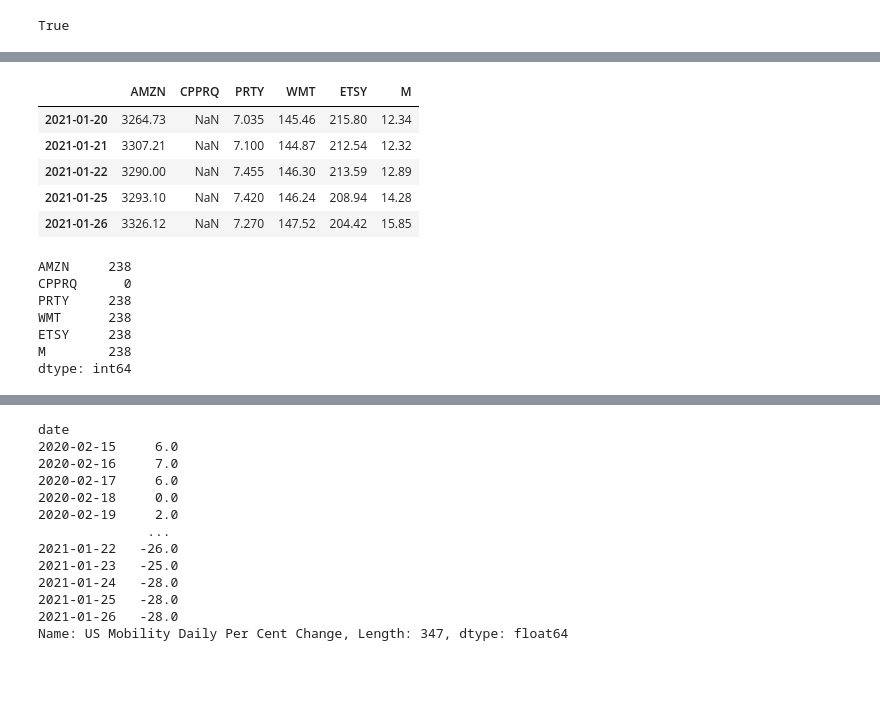
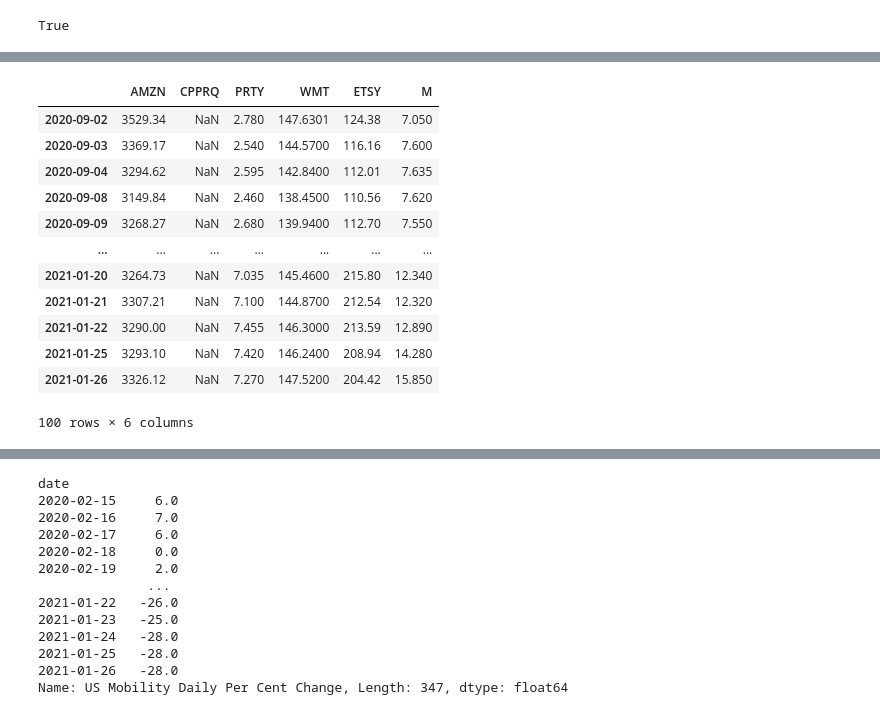
Before and after one commit to youssefabdelwahab/Fintech_Project1, a Jupyter notebook: Carla-Data/New_RegionMobility.ipynb, the cells around one changed output, grey strips where cells are left out. Saved outputs shown, nothing was run; the diff lists cells and outputs as text; code cells hidden in the pictures; blank space fills up the shorter version.

```diff
--- a/Carla-Data/New_RegionMobility.ipynb
+++ b/Carla-Data/New_RegionMobility.ipynb
@@ -176,19 +231,16 @@ close_prices.hvplot()
 # %%
-close_prices.tail()
+close_prices
 # %% [output]
 |  | AMZN | CPPRQ | PRTY | WMT | ETSY | M |
-| 2021-01-20 | 3264.73 | NaN | 7.035 | 145.46 | 215.80 | 12.34 |
-| 2021-01-21 | 3307.21 | NaN | 7.100 | 144.87 | 212.54 | 12.32 |
-| 2021-01-22 | 3290.00 | NaN | 7.455 | 146.30 | 213.59 | 12.89 |
-| 2021-01-25 | 3293.10 | NaN | 7.420 | 146.24 | 208.94 | 14.28 |
-| 2021-01-26 | 3326.12 | NaN | 7.270 | 147.52 | 204.42 | 15.85 |
+| 2020-09-02 | 3529.34 | NaN | 2.780 | 147.6301 | 124.38 | 7.050 |
+| 2020-09-03 | 3369.17 | NaN | 2.540 | 144.5700 | 116.16 | 7.600 |
+| 2020-09-04 | 3294.62 | NaN | 2.595 | 142.8400 | 112.01 | 7.635 |
+| 2020-09-08 | 3149.84 | NaN | 2.460 | 138.4500 | 110.56 | 7.620 |
+| 2020-09-09 | 3268.27 | NaN | 2.680 | 139.9400 | 112.70 | 7.550 |
+| ... | ... | ... | ... | ... | ... | ... |
+| 2021-01-20 | 3264.73 | NaN | 7.035 | 145.4600 | 215.80 | 12.340 |
+| 2021-01-21 | 3307.21 | NaN | 7.100 | 144.8700 | 212.54 | 12.320 |
+| 2021-01-22 | 3290.00 | NaN | 7.455 | 146.3000 | 213.59 | 12.890 |
+| 2021-01-25 | 3293.10 | NaN | 7.420 | 146.2400 | 208.94 | 14.280 |
+| 2021-01-26 | 3326.12 | NaN | 7.270 | 147.5200 | 204.42 | 15.850 |
+100 rows × 6 columns
-# %%
-close_prices.count()
-# %% [output]
-AMZN     238
-CPPRQ      0
-PRTY     238
-WMT      238
-ETSY     238
-M        238
-dtype: int64
```
Also changed, not shown: parts of 21 cells of this notebook, 1 other file.
